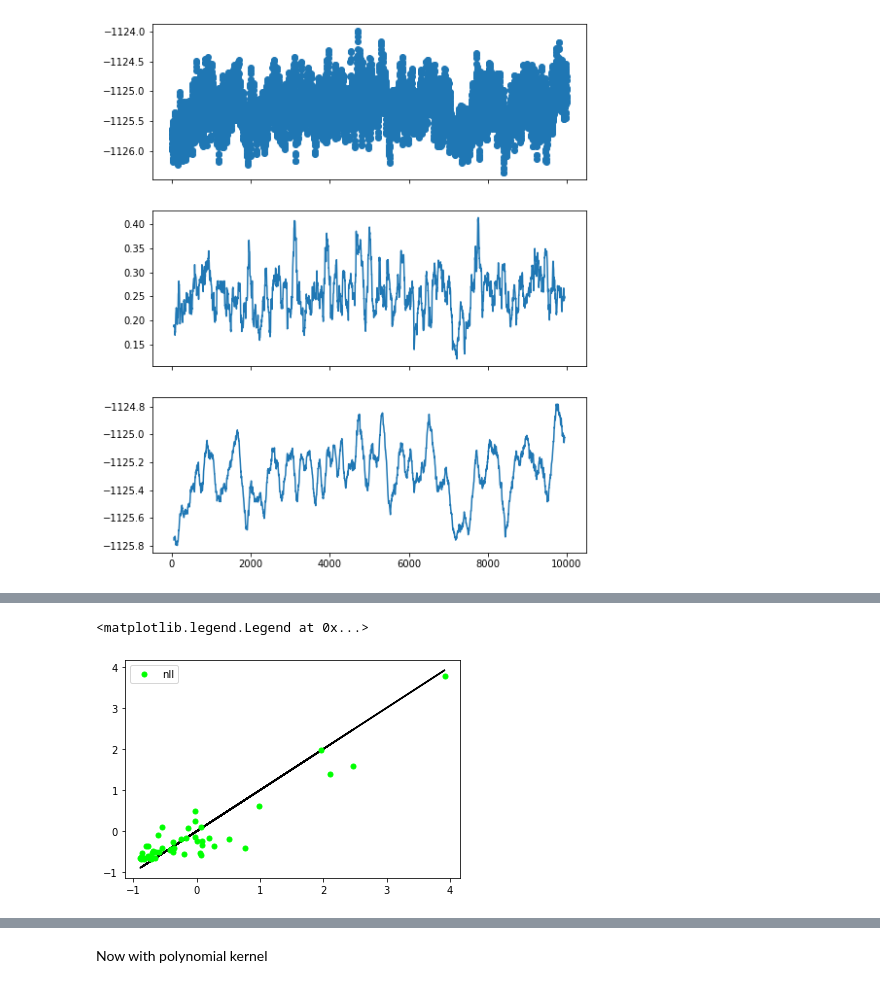
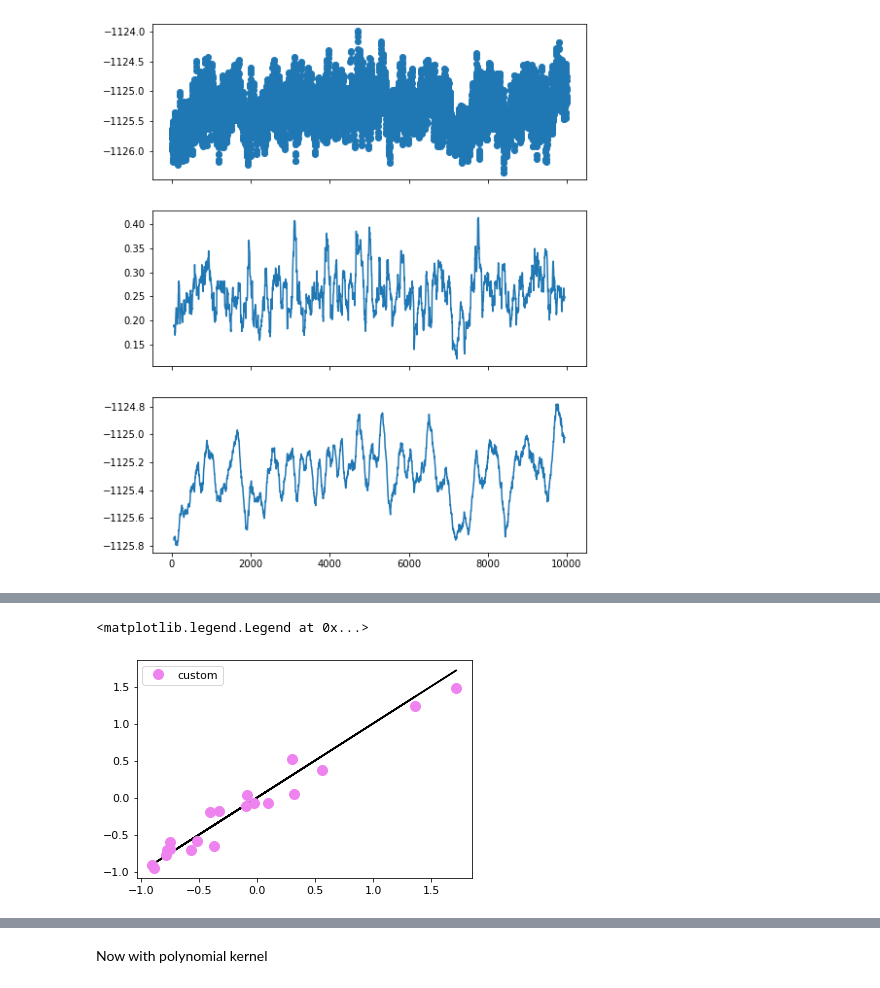
Before and after one commit to alvarovm/minigap, a Jupyter notebook: notebooks/miniGAP.ipynb, the cells around one changed output, grey strips where cells are left out. Cells and saved outputs as stored; diff of their text form; code cells hidden in the pictures.

```diff
--- a/notebooks/miniGAP.ipynb
+++ b/notebooks/miniGAP.ipynb
@@ -576,20 +693,22 @@ from unsynced
 my_n = ""
 my_element="O"
 my_temp=300
-my_n_train = 10000
+my_n_train = 70
 my_n_test = 30
 my_n = my_n_train + my_n_test
 my_calc = "EMT"
 my_md_seed = 1
 
+from Molecular_Dynamics import make_diatomic
+AtomsList = [make_diatomic(element = my_element, verbose=False, bond_length=L, calc_type=my_calc) for L in np.linspace(.8,1.0,my_n)]
 #AtomsList = read("../data/distorted_propanol.extxyz.gz", f":{my_n}")
-AtomsList = read("../data/ManyGraphenes_unzipped.extxyz", f":{my_n}")
+#AtomsList = read("../data/ManyGraphenes_unzipped.extxyz", f":{my_n}")
 #AtomsList = generate_md_traj(from_diatomic=True, element=my_element, temperature=my_temp, nsteps=my_n, md_type = "VelocityVerlet", calc_type=my_calc, md_seed= my_md_seed)
 EnergyList = np.array([atom.get_potential_energy() for atom in AtomsList], dtype=np.float64)
 # EnergyList = np.array([atom.info["energy"] for atom in AtomsList], dtype=np.float64) # I had to change this to potential energy or the derivative doesn't work
 PosList =  np.array([atoms.positions for atoms in AtomsList])#[:,1]# only get position of one atom while we are doing global soap
 #SoapDerivativeList, SoapList = get_dscribe_descriptors(AtomsList, species=["C", "H", "O"], is_global=False, return_derivatives=True, nmax=5,lmax=5, is_periodic=True)
-SoapList = get_dscribe_descriptors(AtomsList, species=np.unique(AtomsList[0].get_chemical_symbols()), is_global=False, return_derivatives=False, nmax=5,lmax=5, is_periodic=True)
+SoapList = get_dscribe_descriptors(AtomsList, species=np.unique(AtomsList[0].get_chemical_symbols()), is_global=False, return_derivatives=False, nmax=5, lmax=5, is_periodic=False)
 
 # set
 # %%
@@ -619,7 +738,7 @@ collapsable=True
 
 split_seed = 1
 valid_split_seed = 1
-training_frac = my_n_train/my_n#0.9
+training_frac = 0.9#my_n_train/my_n#0.9
 valid_fract = 0.9
 
 train_sps, test_sps, train_ens, test_ens,  train_pos, test_pos = train_test_split(SoapList, EnergyList, PosList,  random_state=split_seed, test_size=(1-training_frac))
@@ -827,6 +946,10 @@ if collapsable:
 
         predict_ens_custom = gprm_custom.mean()
 
+    test_ens_rescaled = ens_scaler.inverse_transform(test_ens)
+
+    predict_ens_custom_rescaled = ens_scaler.inverse_transform(predict_ens_custom)
+
     performance_Graphene_by_n[my_n_train] = np.max(np.abs(ens_scaler.inverse_transform(test_ens) - ens_scaler.inverse_transform(predict_ens_custom)))
 # ----------------------------------------------------------------------------------------
 # %% [output]
@@ -881,0 +1427,8 @@ plt.legend()
+# %%
+plot_custom = True; plot_nll = False
+plt.plot(test_ens_rescaled, test_ens_rescaled, "-", c="k")
+if plot_custom:
+    plt.plot(test_ens_rescaled, predict_ens_custom_rescaled ,"o", label="custom", c="violet", ms=10)
+if plot_nll:
+    plt.plot(test_ens, predict_ens_nll ,"o", label="nll", c="lime", ms=5)
+plt.legend()
@@ -1201,0 +1926,14 @@ ValueError: Found input variables with inconsistent numbers of samples: [200, 20
+# %%
+with tf.GradientTape(watch_accessed_variables=False) as tape_d_ens:
+    tape_d_ens.watch(index_points)
+
+    gprm_custom = tfd.GaussianProcessRegressionModel(
+        kernel=kernel_custom,
+        index_points=index_points,
+        observation_index_points=observation_index_points,
+        observations=ens_observations,
+        observation_noise_variance=obs_noise_custom)
+
+    predict_ens_custom = gprm_custom.mean()
+
+predict_d_ens_custom = tape_d_ens.gradient(predict_ens_custom, index_points)
@@ -1202,11 +2019,11 @@ ValueError: Found input variables with inconsistent numbers of samples: [200, 20
 # %%
-plot_custom = False; plot_nll = True
+plot_custom = True; plot_nll = False
 plt.plot(test_ens, test_ens, "-", c="k")
 if plot_custom:
-    plt.plot(test_ens, predict_ens_custom,"o", label="custom", c="violet", ms=10)
+    plt.plot(test_ens, predict_ens_custom ,"o", label="custom", c="violet", ms=10)
 if plot_nll:
-    plt.plot(test_ens, predict_ens_nll,"o", label="nll", c="lime", ms=5)
+    plt.plot(test_ens, predict_ens_nll ,"o", label="nll", c="lime", ms=5)
 plt.legend()
 # %% [output]
 <matplotlib.legend.Legend at 0x...>
-[figure, old version]
+[figure, new version]
```
Also changed, not shown: parts of 55 cells of this notebook, 2 other files.
